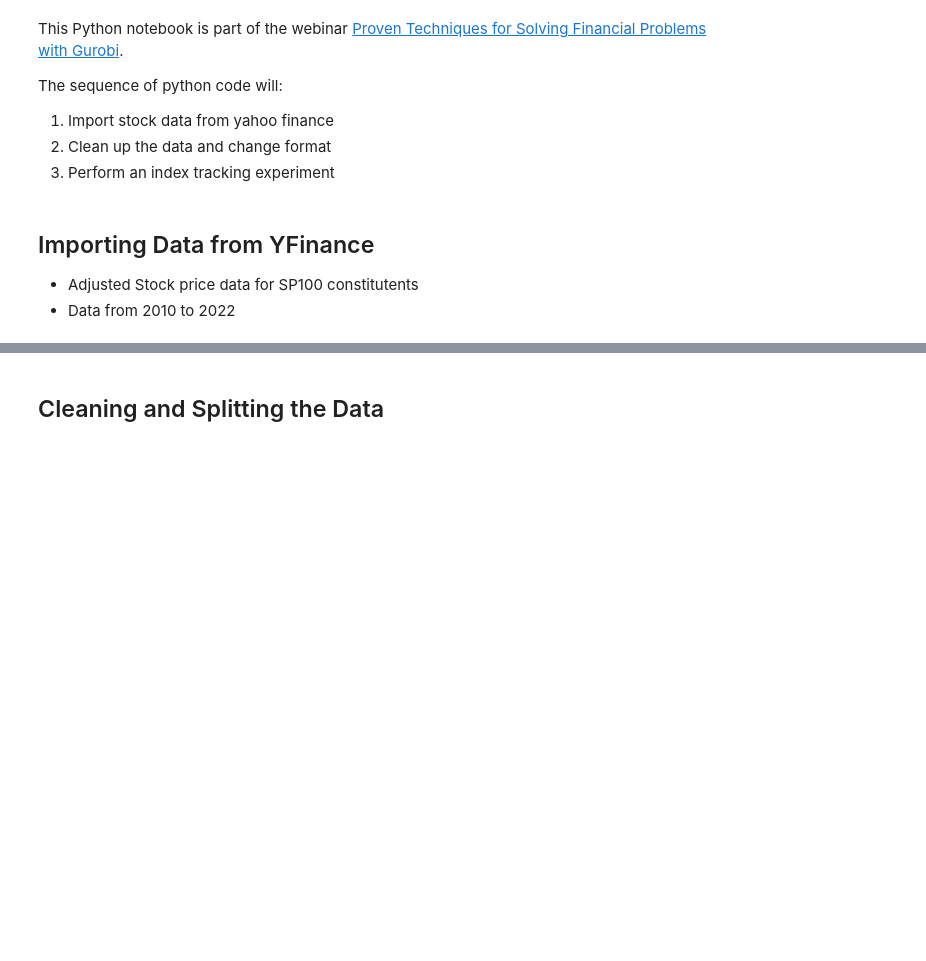
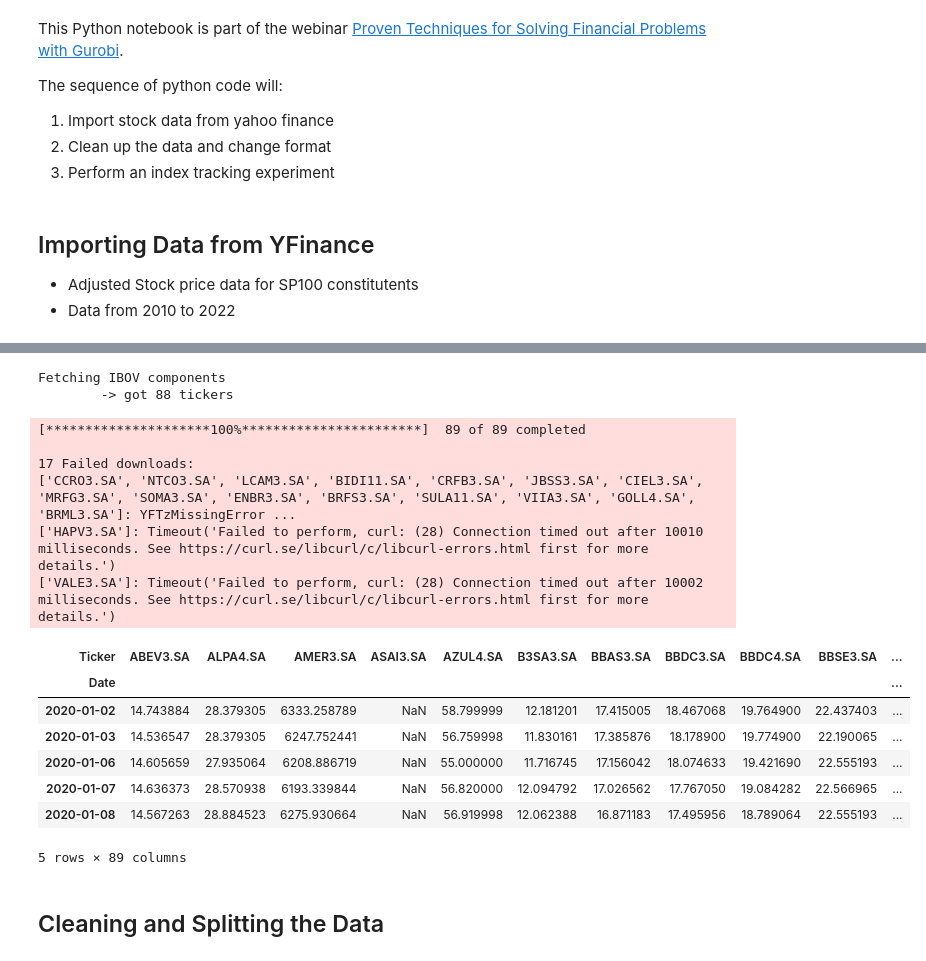
Before and after one commit to joaova/bootcamp-ds-4ed, a Jupyter notebook: index_tracking.ipynb, the cells around one changed output, grey strips where cells are left out. Cells and saved outputs as stored; diff of their text form; code cells hidden in the pictures; blank space fills up the shorter version.

```diff
--- a/index_tracking.ipynb
+++ b/index_tracking.ipynb
@@ -41,4 +43,25 @@ Fetching SP100 components
 5 rows × 102 columns
+# %%
+df_prices_ibv = get_ibv(FIRST_DATE,LAST_DATE)
+
+df_prices_ibv.head()
+# %% [output]
+Fetching IBOV components
+        -> got 88 tickers
+[*********************100%***********************]  89 of 89 completed
+
+17 Failed downloads:
+['CCRO3.SA', 'NTCO3.SA', 'LCAM3.SA', 'BIDI11.SA', 'CRFB3.SA', 'JBSS3.SA', 'CIEL3.SA', 'MRFG3.SA', 'SOMA3.SA', 'ENBR3.SA', 'BRFS3.SA', 'SULA11.SA', 'VIIA3.SA', 'GOLL4.SA', 'BRML3.SA']: YFTzMissingError ...
+['HAPV3.SA']: Timeout('Failed to perform, curl: (28) Connection timed out after 10010 milliseconds. See https://curl.se/libcurl/c/libcurl-errors.html first for more details.')
+['VALE3.SA']: Timeout('Failed to perform, curl: (28) Connection timed out after 10002 milliseconds. See https://curl.se/libcurl/c/libcurl-errors.html first for more details.')
+| Ticker | ABEV3.SA | ALPA4.SA | AMER3.SA | ASAI3.SA | AZUL4.SA | B3SA3.SA | BBAS3.SA | BBDC3.SA | BBDC4.SA | BBSE3.SA | ... |
+| Date |  |  |  |  |  |  |  |  |  |  | ... |
+| 2020-01-02 | 14.743884 | 28.379305 | 6333.258789 | NaN | 58.799999 | 12.181201 | 17.415005 | 18.467068 | 19.764900 | 22.437403 | ... |
+| 2020-01-03 | 14.536547 | 28.379305 | 6247.752441 | NaN | 56.759998 | 11.830161 | 17.385876 | 18.178900 | 19.774900 | 22.190065 | ... |
+| 2020-01-06 | 14.605659 | 27.935064 | 6208.886719 | NaN | 55.000000 | 11.716745 | 17.156042 | 18.074633 | 19.421690 | 22.555193 | ... |
+| 2020-01-07 | 14.636373 | 28.570938 | 6193.339844 | NaN | 56.820000 | 12.094792 | 17.026562 | 17.767050 | 19.084282 | 22.566965 | ... |
+| 2020-01-08 | 14.567263 | 28.884523 | 6275.930664 | NaN | 56.919998 | 12.062388 | 16.871183 | 17.495956 | 18.789064 | 22.555193 | ... |
+5 rows × 89 columns
 # %% [markdown]
 ## Cleaning and Splitting the Data
 # %%
```
Also changed, not shown: parts of 10 cells of this notebook, 4 other files.
